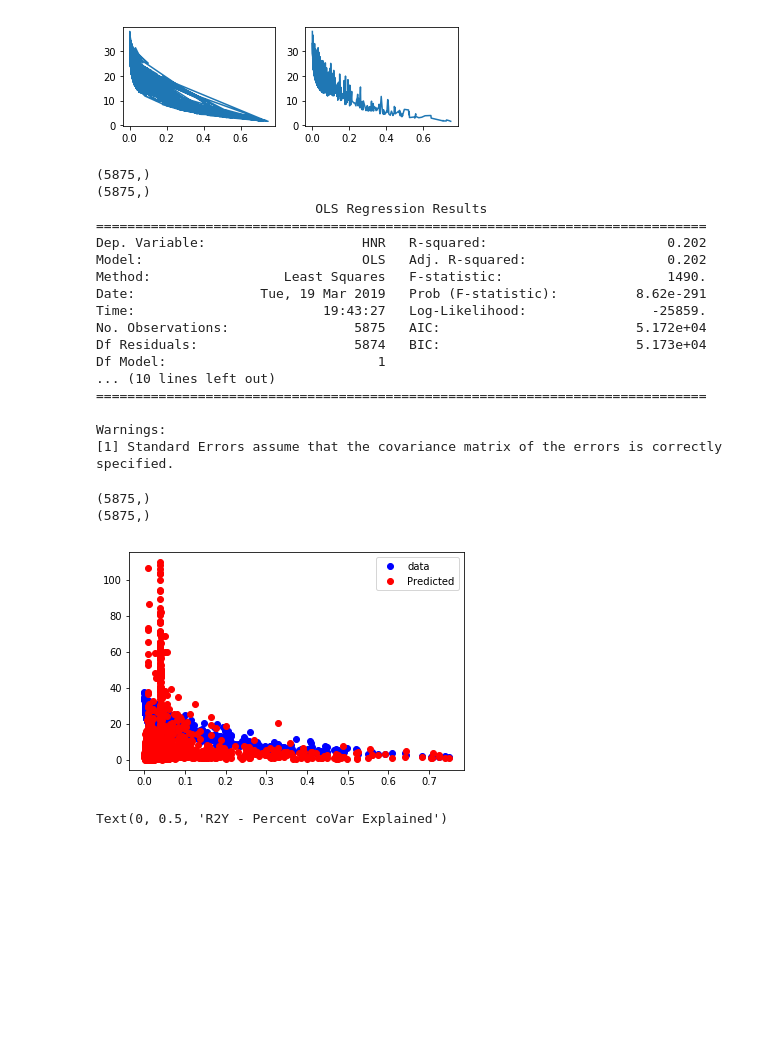
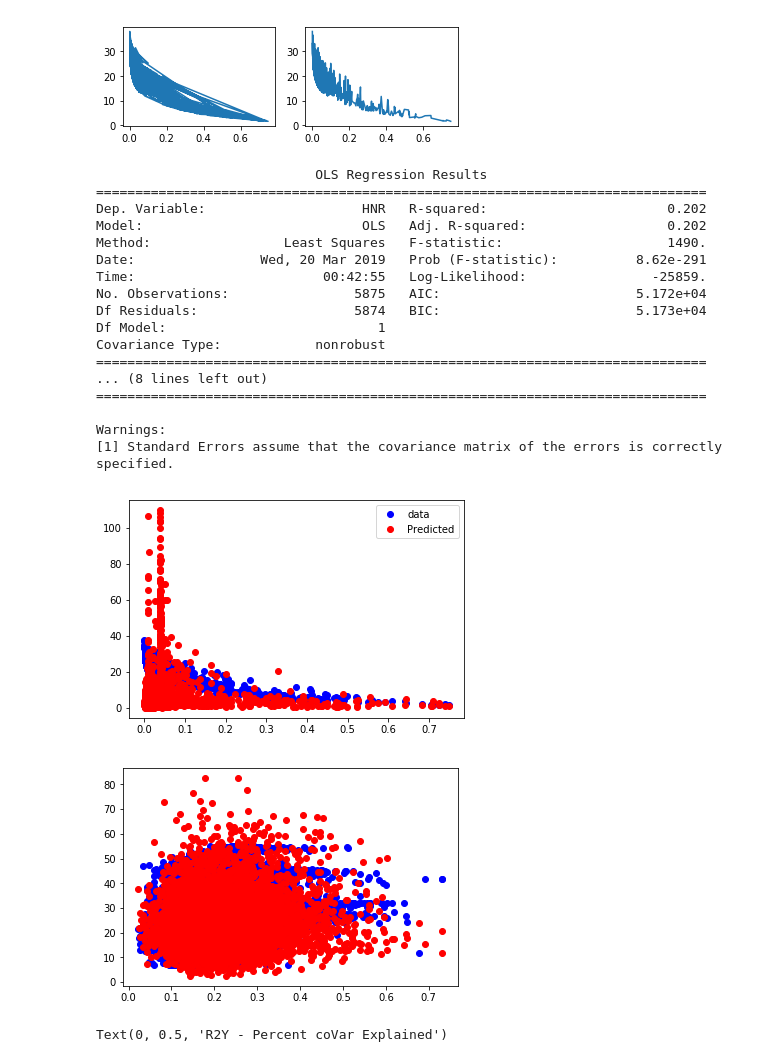
Before and after one commit to medium3rdparty/188-Final-Project, a Jupyter notebook: 188 Final Project - Code - V3.0.ipynb, the cells around one changed output. Drawn from its saved outputs; the diff is of its cells as text; code cells hidden in the pictures; blank space fills up the shorter version.

```diff
--- a/188 Final Project - Code - V3.0.ipynb
+++ b/188 Final Project - Code - V3.0.ipynb
@@ -143,8 +146,8 @@ _ = plt.plot(dfs['NHR'], dfs['HNR'])
 X = dfs["NHR"]
 y = dfs["HNR"]
 
-print(X.shape)
-print(y.shape)
+#print(X.shape)
+#print(y.shape)
 #print(data[:,17:18].shape)
 
 # Note the difference in argument order
@@ -158,20 +161,26 @@ print(model.summary())
 
 #ax.plot(X, y, label="data")
 #_ = ax.plot(X, predictions, 'r', label="OLS")
+
+
+#for predicting total_UPDRS scores using PPE
+x2 = dfs["PPE"]
+y2 = dfs["total_UPDRS"]
+model2 = sm.OLS(y2, data[:,21]).fit()
 # %% [output]
-(5875,)
-(5875,)
                             OLS Regression Results
 ==============================================================================
 Dep. Variable:                    HNR   R-squared:                       0.202
 Model:                            OLS   Adj. R-squared:                  0.202
 Method:                 Least Squares   F-statistic:                     1490.
-Date:                Tue, 19 Mar 2019   Prob (F-statistic):          8.62e-291
-Time:                        19:43:27   Log-Likelihood:                -25859.
+Date:                Wed, 20 Mar 2019   Prob (F-statistic):          8.62e-291
+Time:                        00:42:55   Log-Likelihood:                -25859.
 No. Observations:                5875   AIC:                         5.172e+04
 Df Residuals:                    5874   BIC:                         5.173e+04
 Df Model:                           1
-... (10 lines left out)
+Covariance Type:            nonrobust
+==============================================================================
+... (8 lines left out)
 ==============================================================================
 
 Warnings:
@@ -179,17 +188,27 @@ Warnings:
 # %%
 prstd, iv_l, iv_u = wls_prediction_std(model)
 
 fig, ax = plt.subplots()
 
 ax.plot(X, y,'bo' ,label="data")
 ax.plot(X, model.fittedvalues, 'ro', label="Predicted")
 #ax.plot(X, iv_u, 'g')
 #ax.plot(X, iv_l, 'b')
 _ = ax.legend(loc='best')
 
-print(X.shape)
-print(y.shape)
+#print(X.shape)
+#print(y.shape)
+
+prstd, iv_l, iv_u = wls_prediction_std(model2)
+
+
+fig2, ax2 = plt.subplots()
+
+ax2.plot(x2, y2, 'bo',label="data")
+ax2.plot(x2, model2.fittedvalues, 'ro', label="Predicted")
+#ax.plot(X, iv_u, 'g')
+#ax.plot(X, iv_l, 'b')
+_ = ax.legend(loc='best')
 # %% [output]
-(5875,)
-(5875,)
 [figure]
+[figure, added]
```
Also changed, not shown: parts of 11 cells of this notebook.
